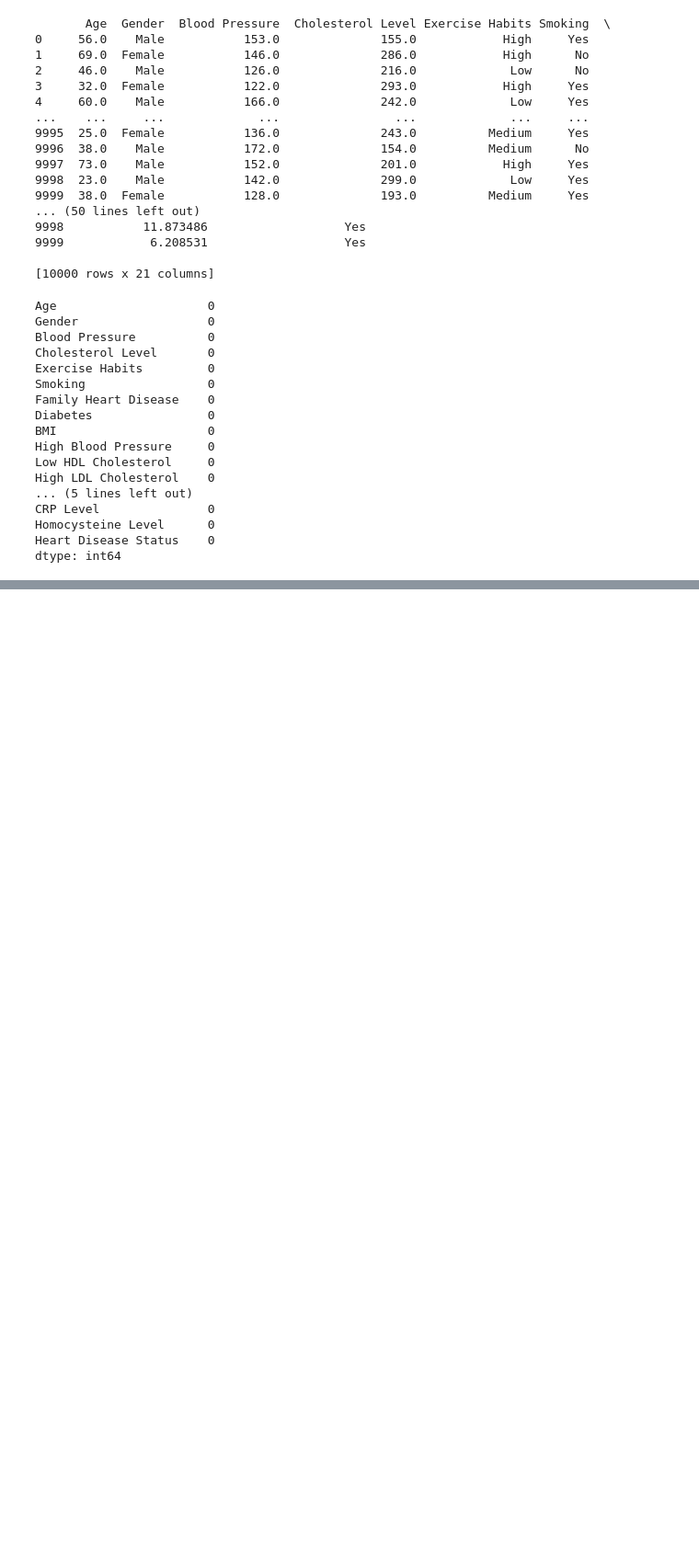
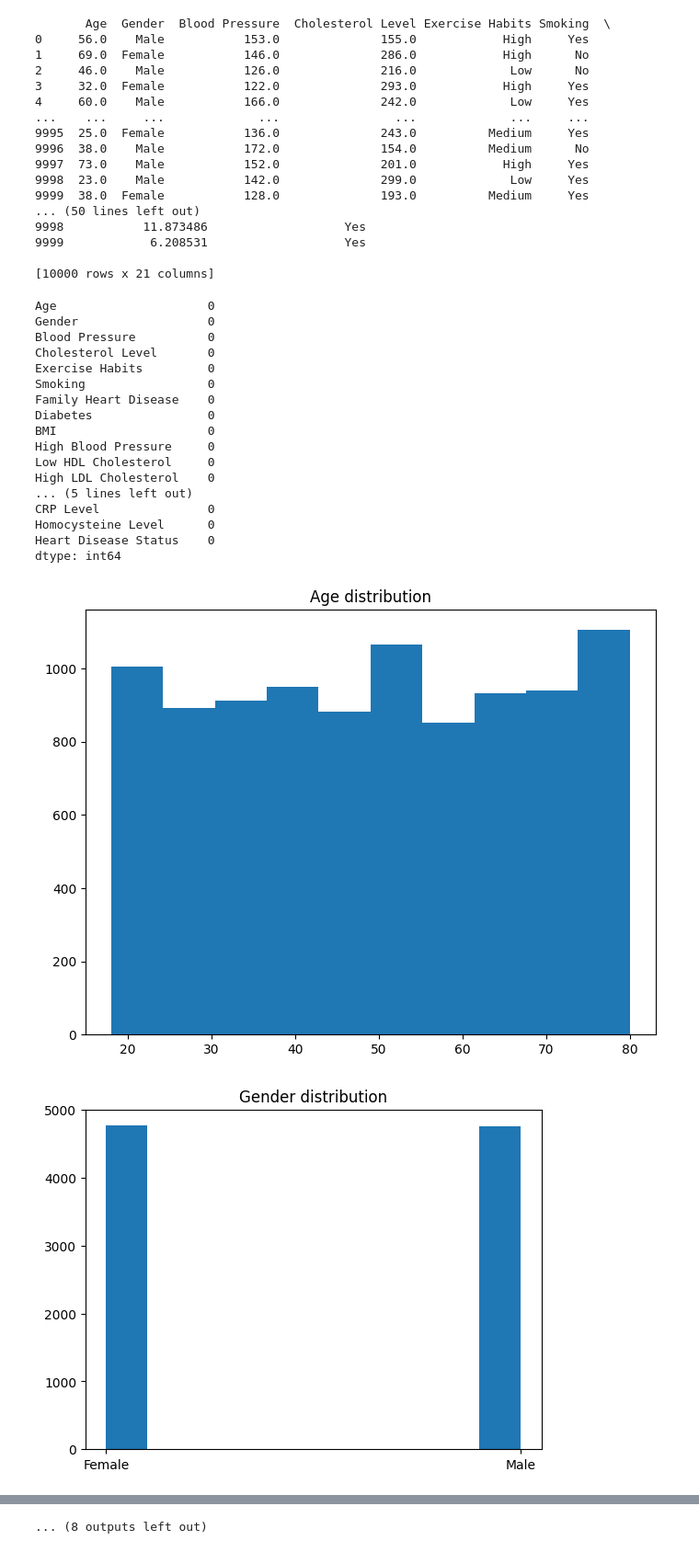
Before and after one commit to chiefzhantr/EntropyFS, a Jupyter notebook: model.ipynb, the cells around one changed output, grey strips where cells are left out. Shown at 92% size. Saved outputs shown, nothing was run; the diff lists cells and outputs as text; code cells hidden in the pictures; blank space fills up the shorter version.

```diff
--- a/model.ipynb
+++ b/model.ipynb
@@ -53,3 +55,13 @@ CRP Level               0
 Homocysteine Level      0
 Heart Disease Status    0
 dtype: int64
+# %%
+fig = plt.figure(figsize=(8,6))
+
+for column in df.columns:
+    plt.hist(df[column])
+    plt.title(f'{column} distribution')
+    plt.show()
+# %% [output]
+[figure, added]
+[figure, added]
@@ -55,0 +78 @@ dtype: int64
+... (8 outputs left out)
```
Also changed, not shown: parts of 22 cells of this notebook.
